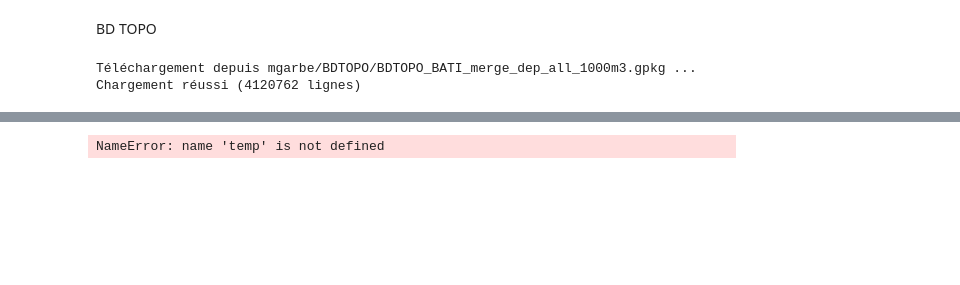
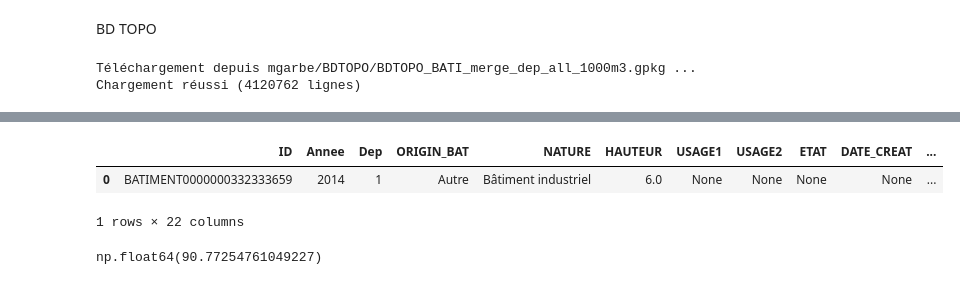
Before and after one commit to xdalp/projet3A, a Jupyter notebook: appariement_Sitadel_BDTopo.ipynb, the cells around one changed output, grey strips where cells are left out. Saved outputs shown, nothing was run; the diff lists cells and outputs as text; code cells hidden in the pictures; blank space fills up the shorter version.

```diff
--- a/appariement_Sitadel_BDTopo.ipynb
+++ b/appariement_Sitadel_BDTopo.ipynb
@@ -196,5 +235,5 @@ def nouveaux_batiments(gdf, annee_min=2014, rayon=10):
     else:
         return gpd.GeoDataFrame(columns=gdf.columns.tolist() + ['Apparition_BDTopo'], crs=gdf.crs)
 # %%
-temp=nouveaux_batiments(gdf)
+temp=nouveaux_batiments(gdf[gdf["Dep"]<21])
 # %% [output]
@@ -201,0 +241,7 @@ NameError: name 'nouveaux_batiments' is not defined
+# %%
+import importlib
+import Sitadel2_fonctions
+importlib.reload(Sitadel2_fonctions)
+from Sitadel2_fonctions import reverse_geocode
+
+temp=reverse_geocode(temp)
@@ -201,0 +266,10 @@ NameError: name 'nouveaux_batiments' is not defined
+# %%
+temp.head(1)
+# %% [output]
+|  | ID | Annee | Dep | ORIGIN_BAT | NATURE | HAUTEUR | USAGE1 | USAGE2 | ETAT | DATE_CREAT | ... |
+| 0 | BATIMENT0000000332333659 | 2014 | 1 | Autre | Bâtiment industriel | 6.0 | None | None | None | None | ... |
+1 rows × 22 columns
+# %%
+(temp["score_BDTOPO"].notna()).sum()/len(temp)*100
+# %% [output]
+np.float64(90.77254761049227)
@@ -202,4 +278,2 @@ NameError: name 'nouveaux_batiments' is not defined
 # %%
-temp
+temp_sit=df1000[df1000["DEP_CODE"]<21]
-# %% [output]
-NameError: name 'temp' is not defined
```
Also changed, not shown: parts of 13 cells of this notebook, 3 other files.
